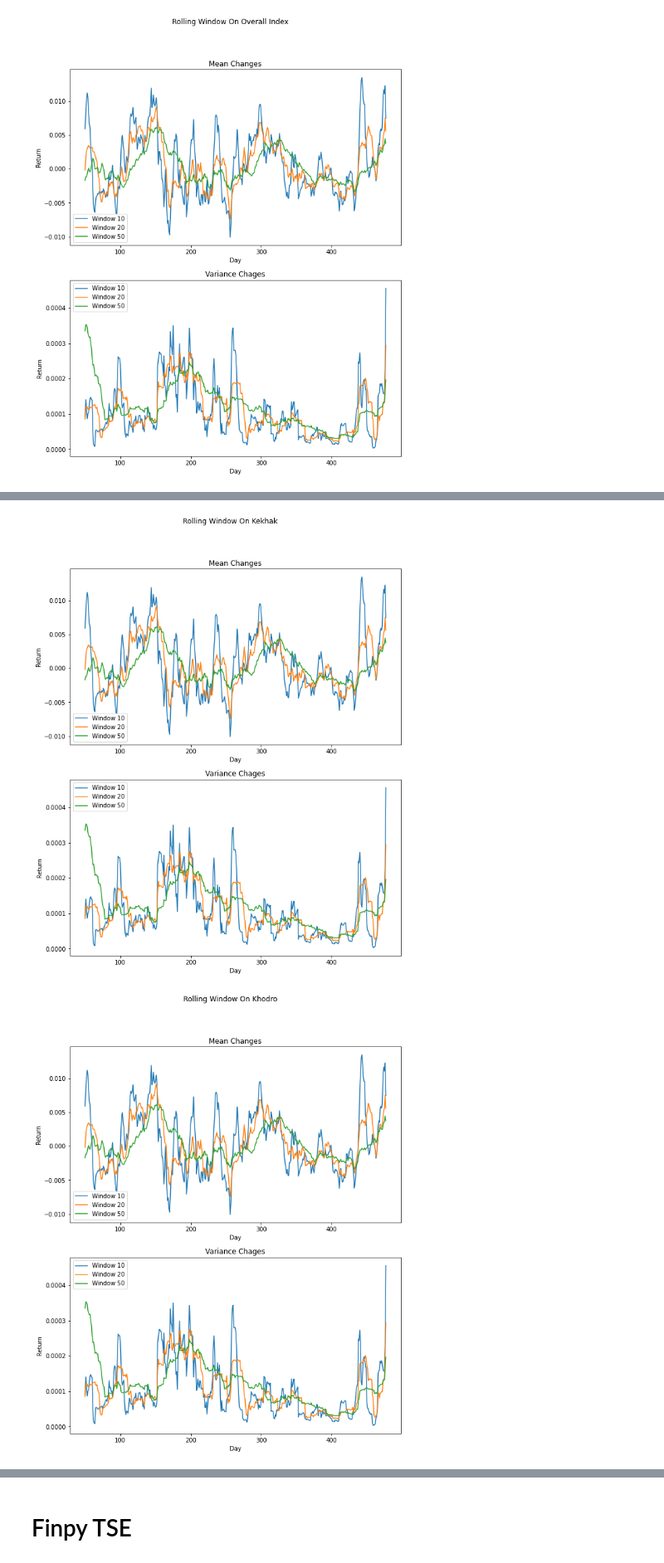
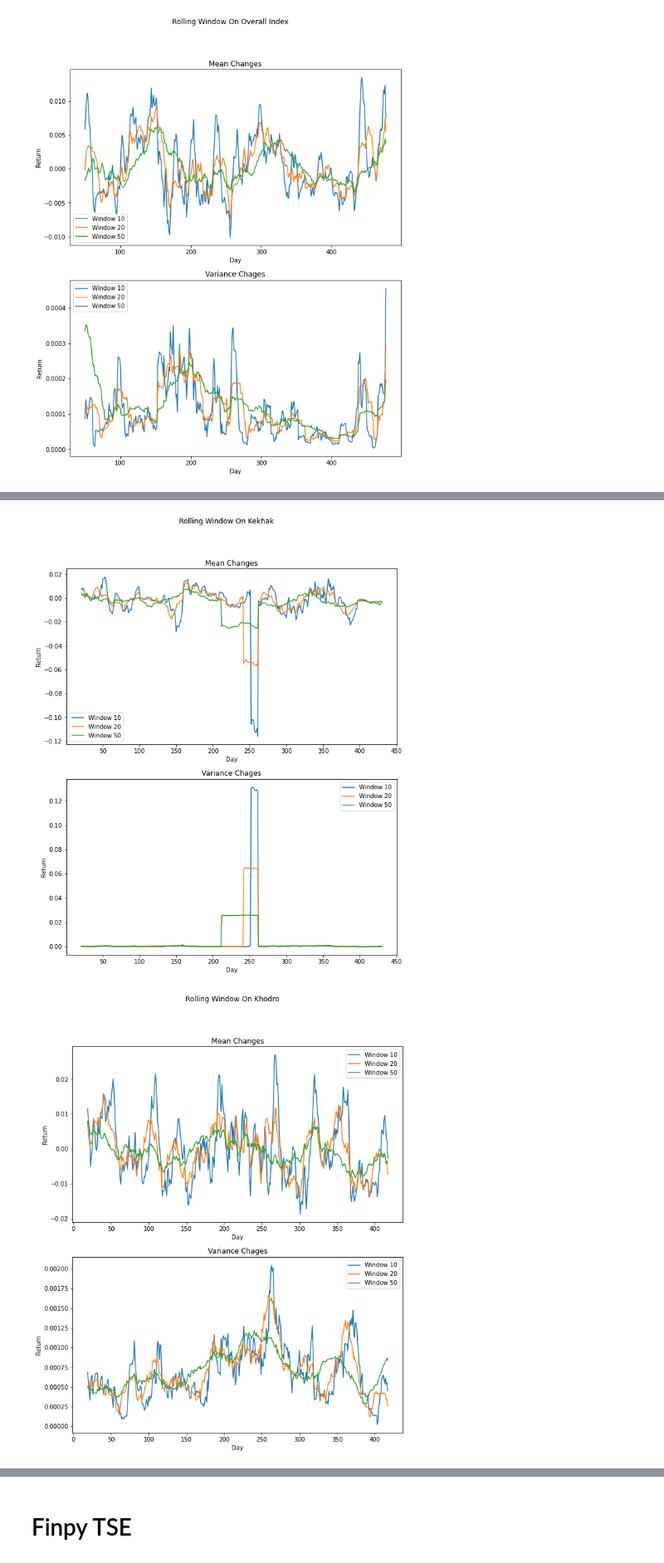
Before and after one commit to AUT-Student/SML-Project, a Jupyter notebook: SML_Project_Q1.ipynb, the cells around one changed output, grey strips where cells are left out. Shown: that part at 83% size. Cells and saved outputs as stored; diff of their text form; code cells hidden in the pictures.

```diff
--- a/SML_Project_Q1.ipynb
+++ b/SML_Project_Q1.ipynb
@@ -9,0 +38,6 @@ from scipy.stats import norm
+# %%
+atlas_dataset = pd.read_csv("/content/Atlas.csv").sort_values("<DTYYYYMMDD>")
+foolad_dataset = pd.read_csv("/content/Foolad.csv").sort_values("<DTYYYYMMDD>")
+kekhak_dataset = pd.read_csv("/content/Kekhak.csv").sort_values("<DTYYYYMMDD>")
+khodro_dataset = pd.read_csv("/content/Khodro.csv").sort_values("<DTYYYYMMDD>")
+shasta_dataset = pd.read_csv("/content/Shasta.csv").sort_values("<DTYYYYMMDD>")
@@ -209,7 +206,7 @@ for i, name in enumerate(datasets):
   returns = datasets[name]["Return"].values
   returns = returns[(returns<0.10) & (-0.10 < returns)]
   ax[i//2][i%2].hist(returns, density=True, color=colors(i))
-  ax[i//2][i%2].set_ylim([0, 35])
+  ax[i//2][i%2].set_ylim([0, 42])
 
   ax[i//2][i%2].set_title(name)
   ax[i//2][i%2].set_xlabel("Return")
@@ -338,17 +287,17 @@ for name in datasets:
   window_dataset["Win50Var"] = window_dataset["Return"].rolling(50).var()
 
   fig, ax = plt.subplots(2)
-  ax[0].plot(overall_window_dataset[50:]["Win10Mean"], label="Window 10")
-  ax[0].plot(overall_window_dataset[50:]["Win20Mean"], label="Window 20")
-  ax[0].plot(overall_window_dataset[50:]["Win50Mean"], label="Window 50")
+  ax[0].plot(window_dataset[50:]["Win10Mean"], label="Window 10")
+  ax[0].plot(window_dataset[50:]["Win20Mean"], label="Window 20")
+  ax[0].plot(window_dataset[50:]["Win50Mean"], label="Window 50")
   ax[0].legend()
   ax[0].set_xlabel("Day")
   ax[0].set_ylabel("Return")
   ax[0].set_title("Mean Changes")
 
-  ax[1].plot(overall_window_dataset[50:]["Win10Var"], label="Window 10")
-  ax[1].plot(overall_window_dataset[50:]["Win20Var"], label="Window 20")
-  ax[1].plot(overall_window_dataset[50:]["Win50Var"], label="Window 50")
+  ax[1].plot(window_dataset[50:]["Win10Var"], label="Window 10")
+  ax[1].plot(window_dataset[50:]["Win20Var"], label="Window 20")
+  ax[1].plot(window_dataset[50:]["Win50Var"], label="Window 50")
   ax[1].legend()
   ax[1].set_xlabel("Day")
   ax[1].set_ylabel("Return")
@@ -380,2 +329,2 @@ See the caveats in the documentation: https://pandas.pydata.org/pandas-docs/stab
-[figure, old version]
+[figure, new version]
-[figure, old version]
+[figure, new version]
```
Also changed, not shown: parts of 28 cells of this notebook.
